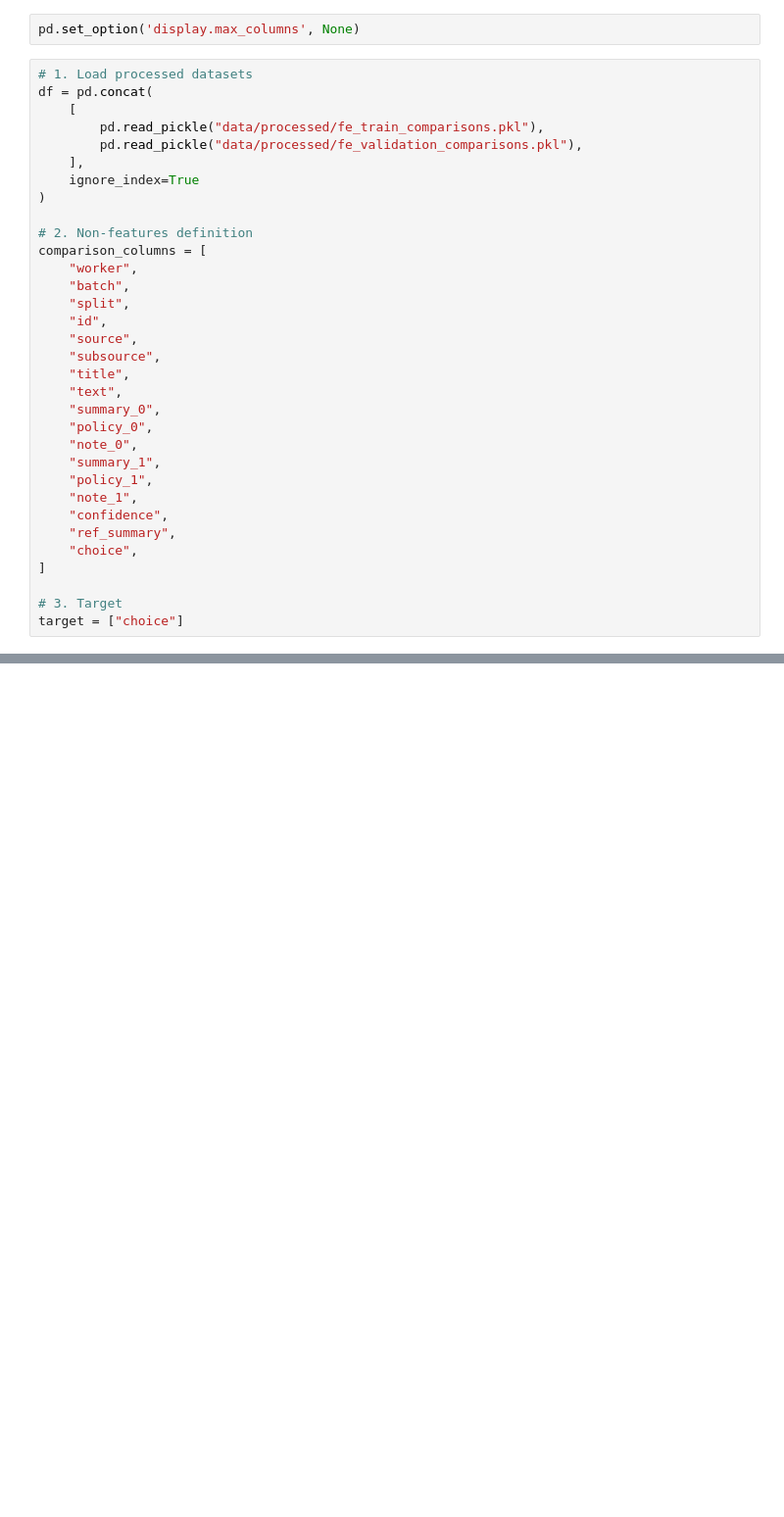
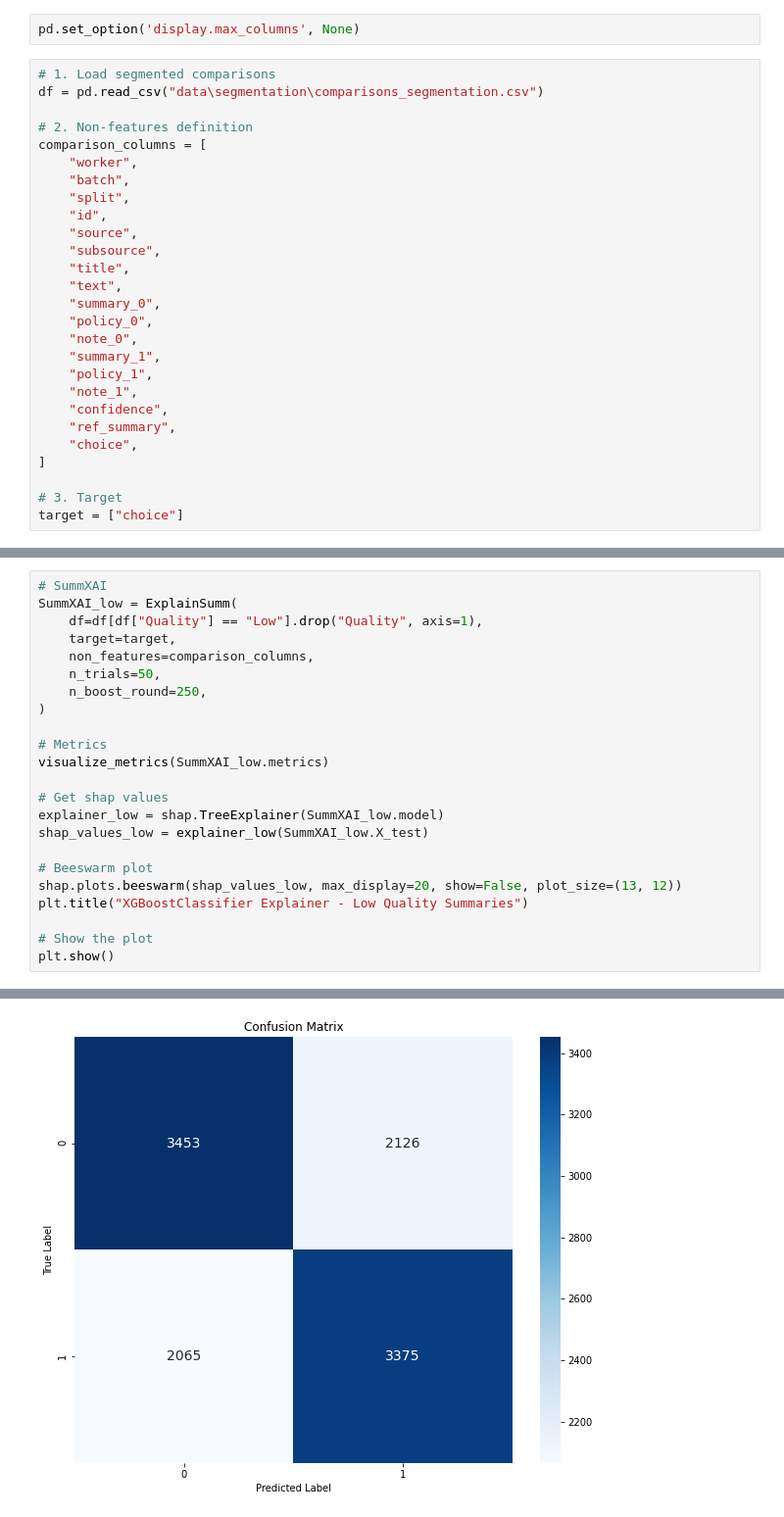
Before and after one commit to DavidColasRomanos/ExplainSumm, a Jupyter notebook: ExplainSumm_by_QualitySumm.ipynb, the cells around one changed output, grey strips where cells are left out. Shown at 98% size. Cells and saved outputs as stored; diff of their text form; blank space fills up the shorter version.

```diff
--- a/ExplainSumm_by_QualitySumm.ipynb
+++ b/ExplainSumm_by_QualitySumm.ipynb
@@ -31,14 +28,8 @@ The autoreload extension is already loaded. To reload it, use:
 # %%
 pd.set_option('display.max_columns', None)
 # %%
-# 1. Load processed datasets
-df = pd.concat(
-    [
-        pd.read_pickle("data/processed/fe_train_comparisons.pkl"),
-        pd.read_pickle("data/processed/fe_validation_comparisons.pkl"),
-    ],
-    ignore_index=True
-)
+# 1. Load segmented comparisons
+df = pd.read_csv("data\segmentation\comparisons_segmentation.csv")
 
 # 2. Non-features definition
 comparison_columns = [
@@ -230,0 +65,24 @@ df.loc[high_condition, ["policy_0", "policy_1"]]
+# %%
+# SummXAI
+SummXAI_low = ExplainSumm(
+    df=df[df["Quality"] == "Low"].drop("Quality", axis=1),
+    target=target,
+    non_features=comparison_columns,
+    n_trials=50,
+    n_boost_round=250,
+)
+
+# Metrics
+visualize_metrics(SummXAI_low.metrics)
+
+# Get shap values
+explainer_low = shap.TreeExplainer(SummXAI_low.model)
+shap_values_low = explainer_low(SummXAI_low.X_test)
+
+# Beeswarm plot
+shap.plots.beeswarm(shap_values_low, max_display=20, show=False, plot_size=(13, 12))
+plt.title("XGBoostClassifier Explainer - Low Quality Summaries")
+
+# Show the plot
+plt.show()
+# %% [output]
@@ -230,0 +116 @@ df.loc[high_condition, ["policy_0", "policy_1"]]
+[figure, added]
```
Also changed, not shown: parts of 16 cells of this notebook, 1 other file.
